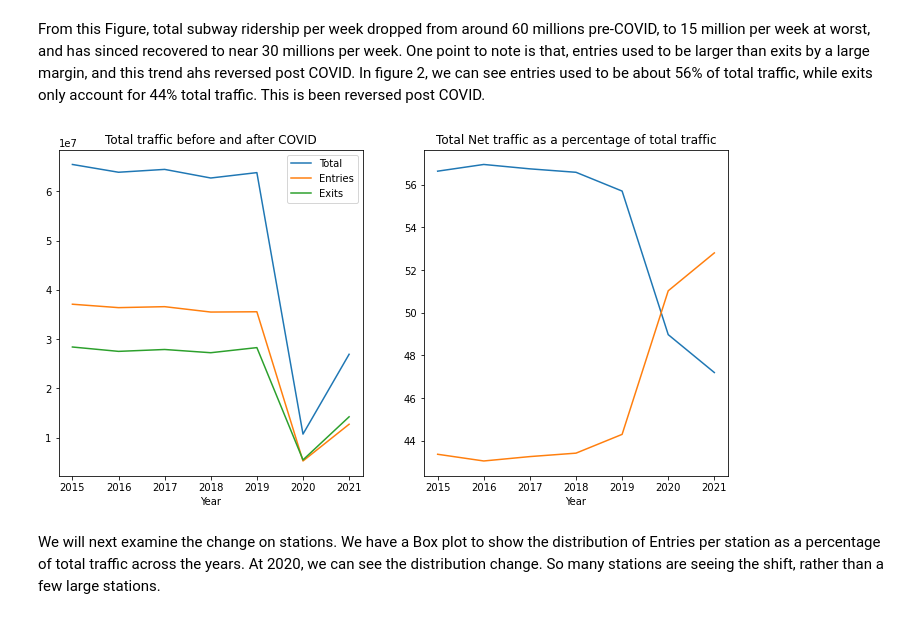
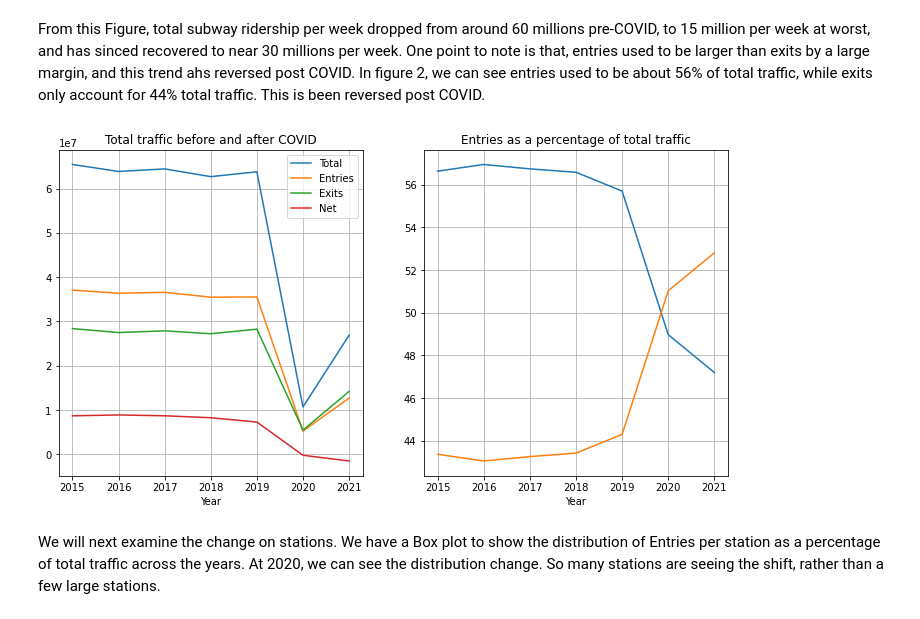
Before and after one commit to linmei99/metis_proj1_EDA, a Jupyter notebook: mta.ipynb, the cells around one changed output. Saved outputs shown, nothing was run; the diff lists cells and outputs as text; code cells hidden in the pictures.

```diff
--- a/mta.ipynb
+++ b/mta.ipynb
@@ -121,4 +127,12 @@ cat: mta.csv: input file is output file
 # %%
-#week.columns=['UNIT','SCP','CA','STATION','LINENAME','ENTRIES','EXITS','Year','Week']
+from sqlalchemy import create_engine
+import matplotlib.pyplot as plt
+import seaborn as sns
+import numpy as np
+import pandas as pd
+
+engine = create_engine("sqlite:///mta.db")
 # %%
-week.groupby(['UNIT','Year']).ENTRIES.sum()
+mta_week=pd.read_sql(
+    'SELECT Year, SUM(ENTRIES) Ent, SUM(EXITS) Ext FROM mta_station WHERE Week <30 GROUP BY Year;'
+    , engine)
@@ -139,2 +139,4 @@ Name: ENTRIES, Length: 3267, dtype: float64
 # %%
-week['Net']=week['ENTRIES']-week['EXITS']
+mta_week['Net']=mta_week['Ent']-mta_week['Ext']
+mta_week['Total']=mta_week['Ent']+mta_week['Ext']
+#mta_week=week[week['Week']<30].groupby(['Year'])[['Net','Total','ENTRIES','EXITS']].sum()
@@ -152,19 +147,23 @@ In figure 2, we can see entries used to be about 56% of total traffic, while exi
 # %%
 plt.figure(figsize=[12,6])
 plt.subplot(1,2,1)
 plt.title('Total traffic before and after COVID')
-plt.plot(wk_res.index,wk_res.Total,label='Total')
-plt.plot(wk_res.index,wk_res.ENTRIES,label='Entries')
-plt.plot(wk_res.index,wk_res.EXITS,label='Exits')
+plt.plot(mta_week.Year,mta_week.Total,label='Total')
+plt.plot(mta_week.Year,mta_week.Ent,label='Entries')
+plt.plot(mta_week.Year,mta_week.Ext,label='Exits')
+plt.plot(mta_week.Year,mta_week.Net,label='Net')
 plt.xlabel('Year')
+plt.grid()
 plt.legend()
 plt.subplot(1,2,2)
-plt.plot(wk_res.index,wk_res.ENTRIES/wk_res.Total * 100,label='Entries')
-plt.plot(wk_res.index,wk_res.EXITS/wk_res.Total * 100,label='Exits')
-plt.title('Total Net traffic as a percentage of total traffic')
+plt.plot(mta_week.Year,mta_week.Ent/mta_week.Total * 100,label='Entries')
+plt.plot(mta_week.Year,mta_week.Ext/mta_week.Total * 100,label='Exits')
+plt.title('Entries as a percentage of total traffic')
 plt.xlabel('Year');
+plt.grid()
+plt.savefig('total1.png',dpi=150,transparent=False)
 # %% [output]
-[figure, old version]
+[figure, new version]
 # %% [markdown]
 We will next examine the change on stations. We have a Box plot to show the distribution of
 Entries per station as a percentage of total traffic across the years.
```
Also changed, not shown: parts of 49 cells of this notebook, 1 other file.
